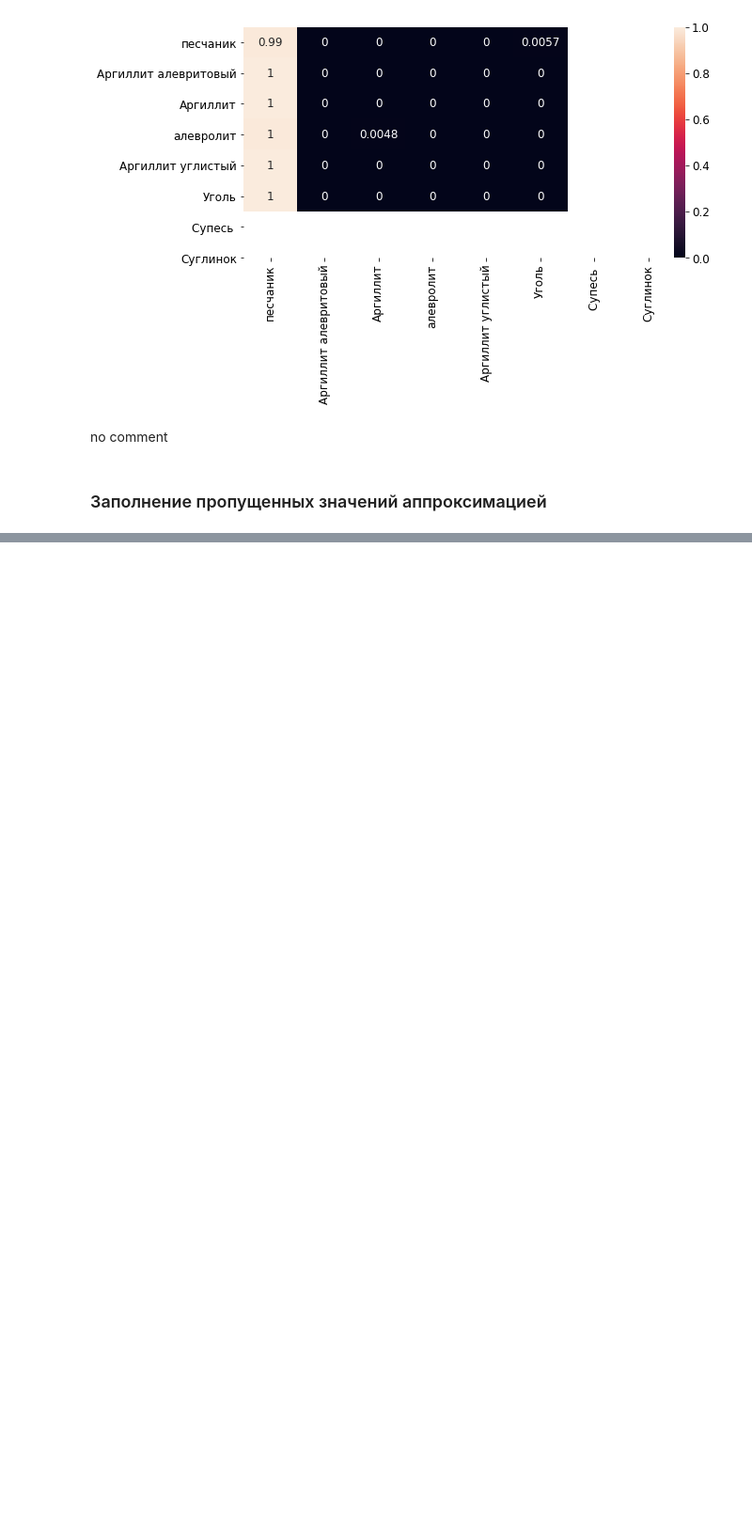
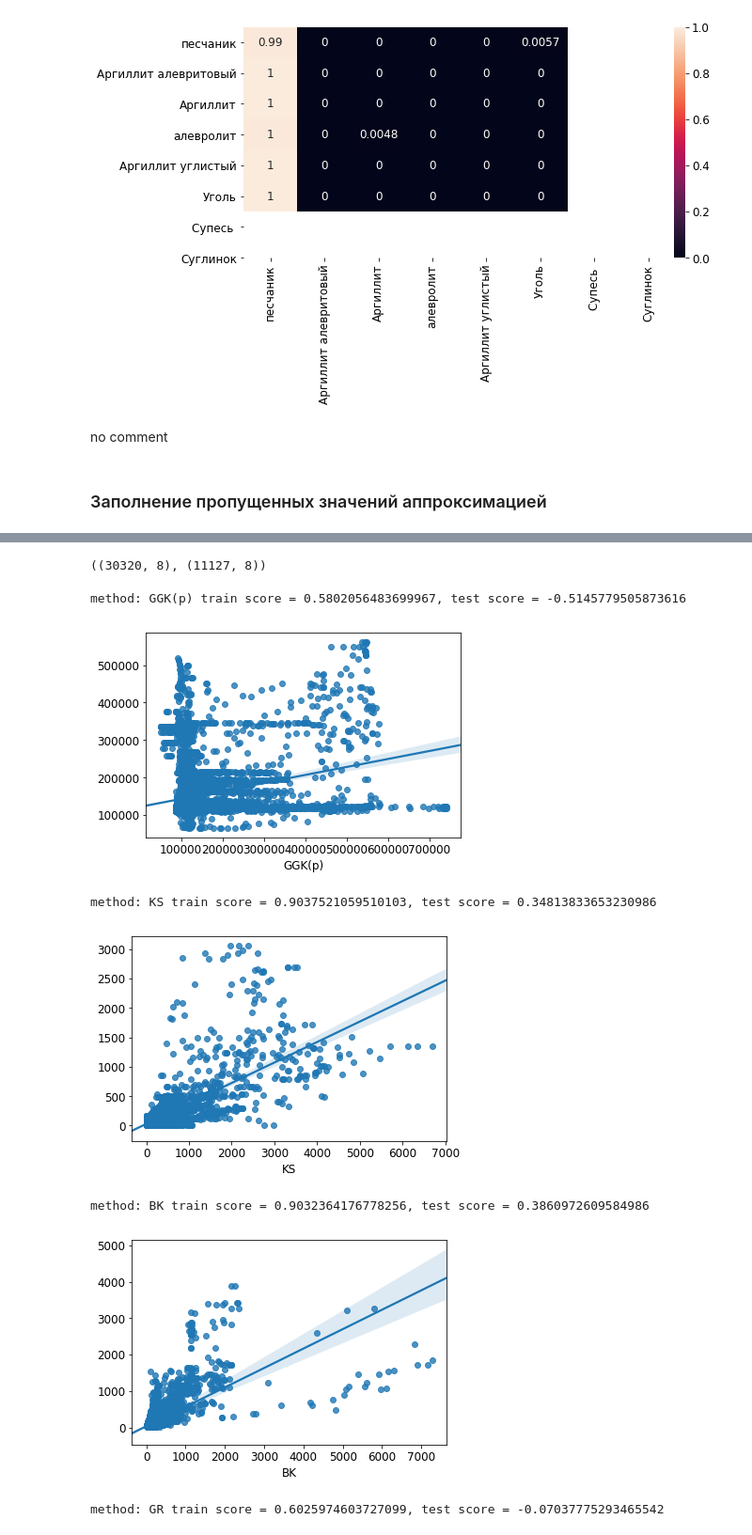
Before and after one commit to churnikov/carrot, a Jupyter notebook: nikita/digdes_data_analysis.ipynb, the cells around one changed output, grey strips where cells are left out. Shown at 94% size. Saved outputs shown, nothing was run; the diff lists cells and outputs as text; code cells hidden in the pictures; blank space fills up the shorter version.

Commit message:
Added approximation of methods

```diff
--- a/nikita/digdes_data_analysis.ipynb
+++ b/nikita/digdes_data_analysis.ipynb
@@ -1353,4 +960,0 @@ x_train, x_test, y_train, y_test = train_test_split(dtf_first[dtf_first.Dept>100
-# %%
-scaler = StandardScaler()
-x_train = scaler.fit_transform(x_train)
-x_test = scaler.transform(x_test)
@@ -1444,0 +971,17 @@ dtf_first.head()
+# %%
+train_reg_data = pd.concat([dtfs_first[k] for k in train_reg_deposits], ignore_index=True).dropna()
+test_reg_data = dtfs_first[test_reg_deposit].dropna()
+train_reg_data.shape, test_reg_data.shape
+# %% [output]
+((30320, 8), (11127, 8))
+# %%
+train_reg_data = train_reg_data[train_reg_data.Dept > 100]
+test_reg_data = test_reg_data[test_reg_data.Dept > 100]
+# %%
+from itertools import combinations
+
+def find_missing(combos, all_values):
+    """Handy function to find target variable based on combinations"""
+    for target in all_values:
+        if target not in combos:
+            return target
@@ -1444,0 +993,39 @@ dtf_first.head()
+# %%
+to_model = ['GR', 'BK', 'KS', 'GGK(p)']
+models_3 = dict()
+
+params = {'n_estimators':10,
+          'max_depth':8,
+          'random_state' : seed,
+          'criterion':'mse'}
+
+for variables in combinations(to_model, 3):
+    variables = [v for v in variables]
+    target_var = find_missing(variables, to_model)
+    x_reg_train = train_reg_data[variables]
+    y_reg_train = train_reg_data[target_var]
+
+    scaler = StandardScaler()
+    x_reg_train = scaler.fit_transform(x_reg_train)
+
+    x_reg_test = test_reg_data[variables]
+    y_reg_test = test_reg_data[target_var]
+
+    x_reg_test = scaler.fit_transform(x_reg_test)
+
+    reg = RandomForestRegressor(**params)
+    reg.fit(x_reg_train, y_reg_train)
+    print('method: {} train score = {}, test score = {}'.format(target_var,
+                                                                reg.score(x_reg_train, y_reg_train),
+                                                                reg.score(x_reg_test, y_reg_test)))
+    sns.regplot(y_reg_test, reg.predict(x_reg_test))
+    plt.show()
+    models_3[(target_var, tuple(sorted(variables)))] = (copy(scaler), copy(reg))
+# %% [output]
+method: GGK(p) train score = 0.5802056483699967, test score = -0.5145779505873616
+[figure, added]
+method: KS train score = 0.9037521059510103, test score = 0.34813833653230986
+[figure, added]
+method: BK train score = 0.9032364176778256, test score = 0.3860972609584986
+[figure, added]
+method: GR train score = 0.6025974603727099, test score = -0.07037775293465542
```
Also changed, not shown: parts of 104 cells of this notebook.
